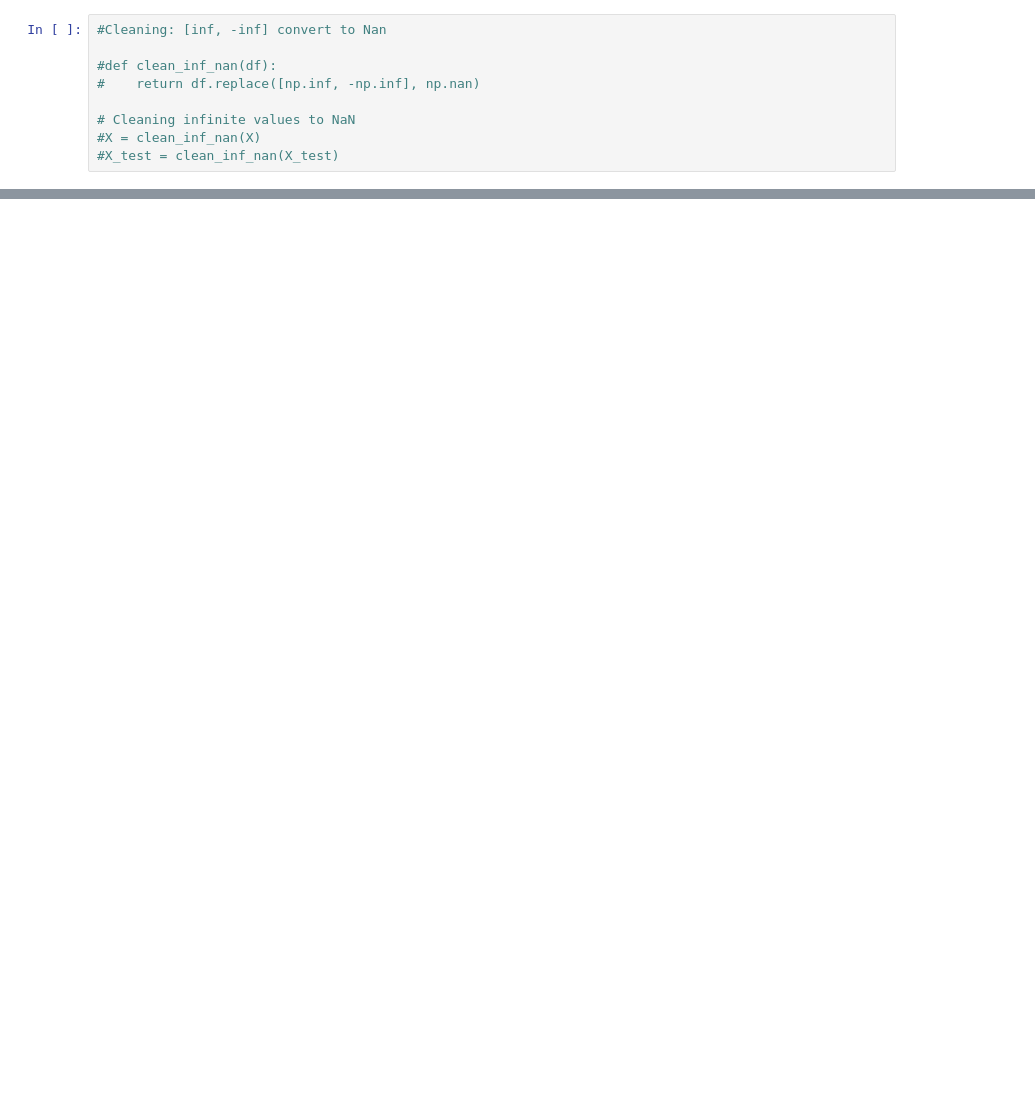
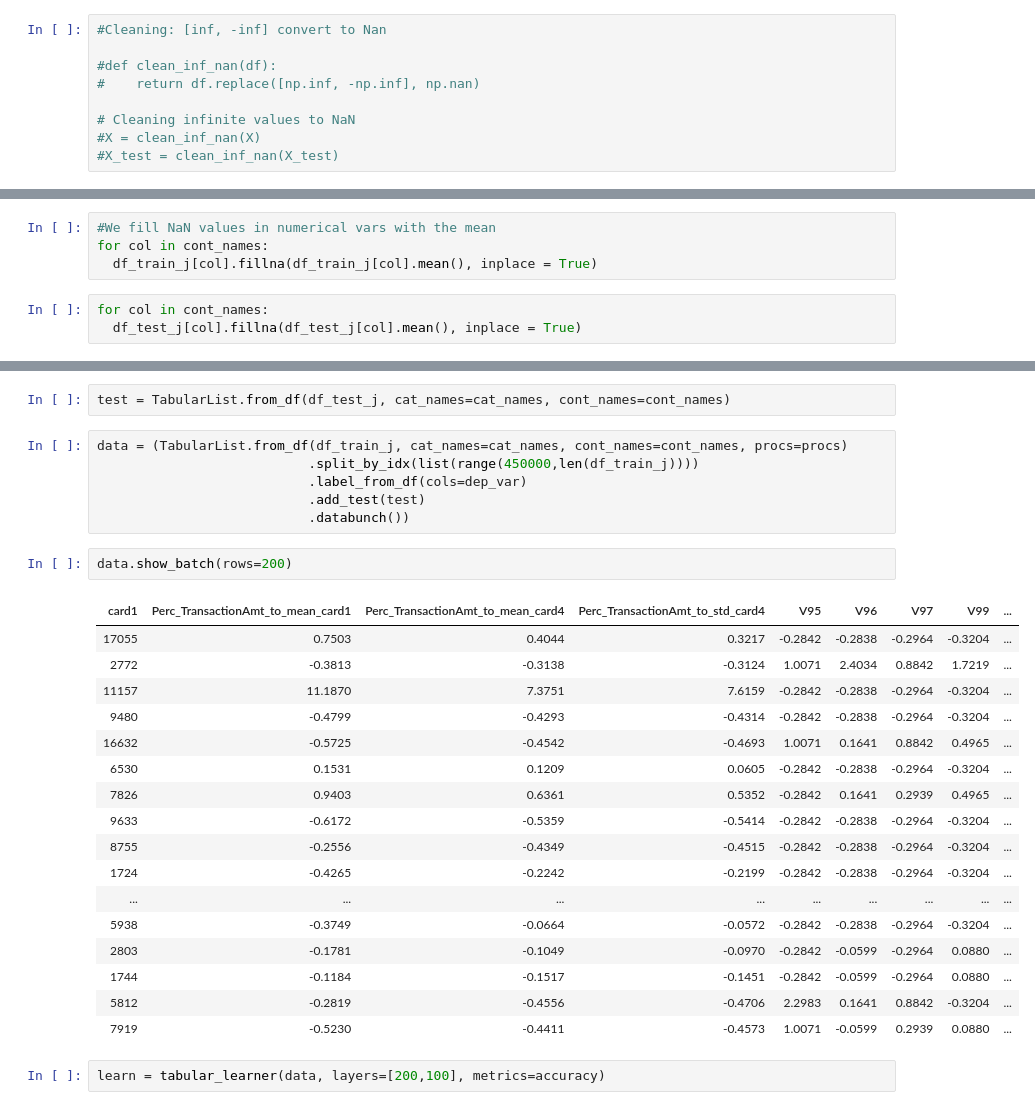
Before and after one commit to Nabuz/TVML, a Jupyter notebook: lez4/Fraud_Detection.ipynb, the cells around one changed output, grey strips where cells are left out. Cells and saved outputs as stored; diff of their text form; blank space fills up the shorter version.

```diff
--- a/lez4/Fraud_Detection.ipynb
+++ b/lez4/Fraud_Detection.ipynb
@@ -612,0 +777,7 @@ KeyboardInterrupt: ignored
+# %%
+#We fill NaN values in numerical vars with the mean
+for col in cont_names:
+  df_train_j[col].fillna(df_train_j[col].mean(), inplace = True)
+# %%
+for col in cont_names:
+  df_test_j[col].fillna(df_test_j[col].mean(), inplace = True)
@@ -612,0 +804,30 @@ KeyboardInterrupt: ignored
+# %%
+test = TabularList.from_df(df_test_j, cat_names=cat_names, cont_names=cont_names)
+# %%
+data = (TabularList.from_df(df_train_j, cat_names=cat_names, cont_names=cont_names, procs=procs)
+                           .split_by_idx(list(range(450000,len(df_train_j))))
+                           .label_from_df(cols=dep_var)
+                           .add_test(test)
+                           .databunch())
+# %%
+data.show_batch(rows=200)
+# %% [output]
+| card1 | Perc_TransactionAmt_to_mean_card1 | Perc_TransactionAmt_to_mean_card4 | Perc_TransactionAmt_to_std_card4 | V95 | V96 | V97 | V99 | ... |
+| 17055 | 0.7503 | 0.4044 | 0.3217 | -0.2842 | -0.2838 | -0.2964 | -0.3204 | ... |
+| 2772 | -0.3813 | -0.3138 | -0.3124 | 1.0071 | 2.4034 | 0.8842 | 1.7219 | ... |
+| 11157 | 11.1870 | 7.3751 | 7.6159 | -0.2842 | -0.2838 | -0.2964 | -0.3204 | ... |
+| 9480 | -0.4799 | -0.4293 | -0.4314 | -0.2842 | -0.2838 | -0.2964 | -0.3204 | ... |
+| 16632 | -0.5725 | -0.4542 | -0.4693 | 1.0071 | 0.1641 | 0.8842 | 0.4965 | ... |
+| 6530 | 0.1531 | 0.1209 | 0.0605 | -0.2842 | -0.2838 | -0.2964 | -0.3204 | ... |
+| 7826 | 0.9403 | 0.6361 | 0.5352 | -0.2842 | 0.1641 | 0.2939 | 0.4965 | ... |
+| 9633 | -0.6172 | -0.5359 | -0.5414 | -0.2842 | -0.2838 | -0.2964 | -0.3204 | ... |
+| 8755 | -0.2556 | -0.4349 | -0.4515 | -0.2842 | -0.2838 | -0.2964 | -0.3204 | ... |
+| 1724 | -0.4265 | -0.2242 | -0.2199 | -0.2842 | -0.2838 | -0.2964 | -0.3204 | ... |
+| ... | ... | ... | ... | ... | ... | ... | ... | ... |
+| 5938 | -0.3749 | -0.0664 | -0.0572 | -0.2842 | -0.2838 | -0.2964 | -0.3204 | ... |
+| 2803 | -0.1781 | -0.1049 | -0.0970 | -0.2842 | -0.0599 | -0.2964 | 0.0880 | ... |
+| 1744 | -0.1184 | -0.1517 | -0.1451 | -0.2842 | -0.0599 | -0.2964 | 0.0880 | ... |
+| 5812 | -0.2819 | -0.4556 | -0.4706 | 2.2983 | 0.1641 | 0.8842 | -0.3204 | ... |
+| 7919 | -0.5230 | -0.4411 | -0.4573 | 1.0071 | -0.0599 | 0.2939 | 0.0880 | ... |
+# %%
+learn = tabular_learner(data, layers=[200,100], metrics=accuracy)
```
Also changed, not shown: parts of 65 cells of this notebook.
